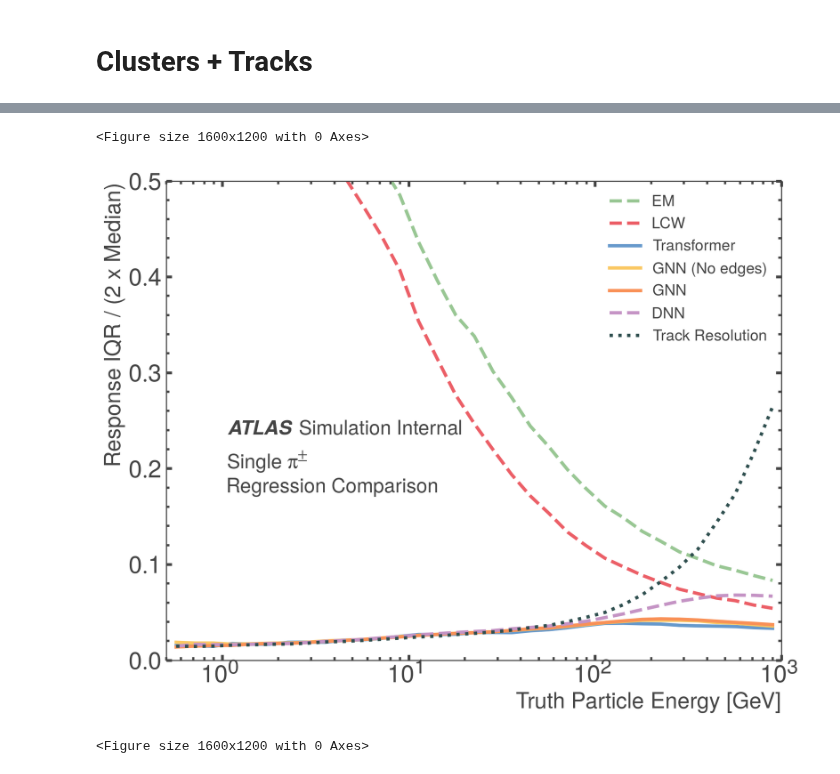
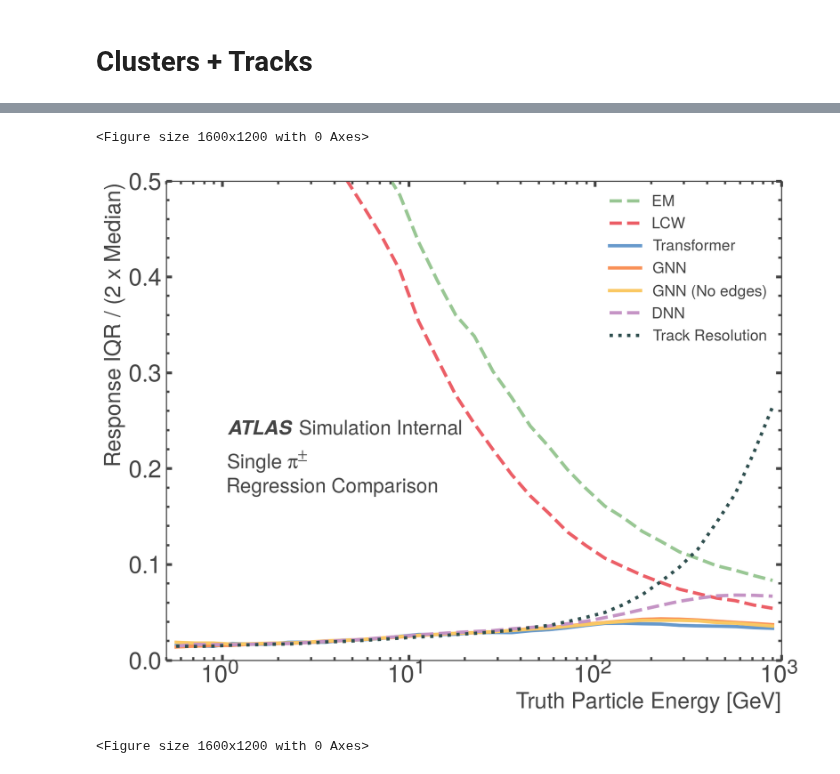
Before and after one commit to atlas-calo-ml/gn4pions_eastbay, a Jupyter notebook: make_plots.ipynb, the cells around one changed output, grey strips where cells are left out. Drawn from its saved outputs; the diff is of its cells as text; code cells hidden in the pictures.

```diff
--- a/make_plots.ipynb
+++ b/make_plots.ipynb
@@ -376,8 +376,8 @@ iqrs = [
     iqr_lcw['iqr'][0,:],
     iqr_transformer['iqr'][0,:],
     # iqr_russell['iqr'][0,:],
+    iqr_gnn['iqr'][0,:],
     iqr_pfn['iqr'][0,:],
-    iqr_gnn['iqr'][0,:],
     iqr_dnn['iqr'],
     iqr_track['iqr'],
 ]
@@ -387,40 +387,40 @@ labels = [
         'LCW',
         'Transformer',
         # 'DeepSets/PFN',
+        'GNN',
         'GNN (No edges)',
-        'GNN',
         'DNN',
         'Track Resolution',
 ]
 
 colors = [
     'on:green', 'on:red',
           'on:blue',
           # 'on:cyan',
-    'on:yellow', 'on:orange', 'on:pink', 'darkslategray', 'tab:olive']
+    'on:orange', 'on:yellow', 'on:pink', 'darkslategray', 'tab:olive']
 
 
 pu.lineOverlay(xcenter=xcenter, lines = iqrs,
             labels = labels,
            colors = colors,
             xlabel = 'Truth Particle Energy [GeV]', ylabel = 'Response IQR / (2 x Median)',
             y_max = 0.5,  # default = 0.5
                x_min = .5,
             linestyles = [
                 'dashed','dashed',
                 # 'solid',
                 'solid',
                 'solid','solid',
                 'dashed','dotted','dotted', 'dashed',
             ],
             atlas_x = 0.1, atlas_y = 0.5, simulation = True,
             textlist = [{'x': 0.1, 'y': 0.4, 'text': 'Single $\pi^{\pm}$'},
                         {'x': 0.1, 'y': 0.35,  'text': 'Regression Comparison'}],
               figfile='pub_note_results/regress_all_iqr.pdf'
               )
 # %% [output]
 <Figure size 1600x1200 with 0 Axes>
-[figure, old version]
+[figure, new version]
 # %%
 iqr_em =  np.load('pub_note_results/iqr_em.npz')
 iqr_lcw =  np.load('pub_note_results/iqr_lcw.npz')
```
Also changed, not shown: parts of 4 cells of this notebook, 3 other files.
